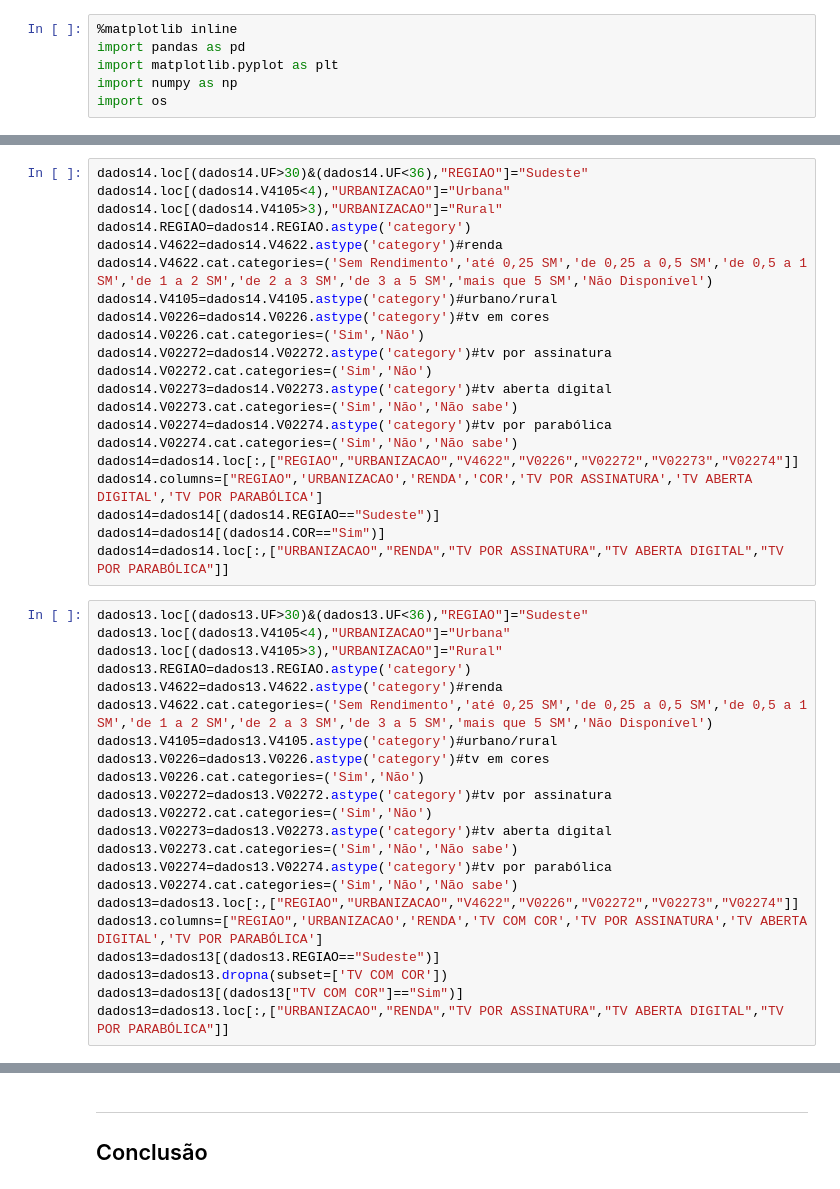
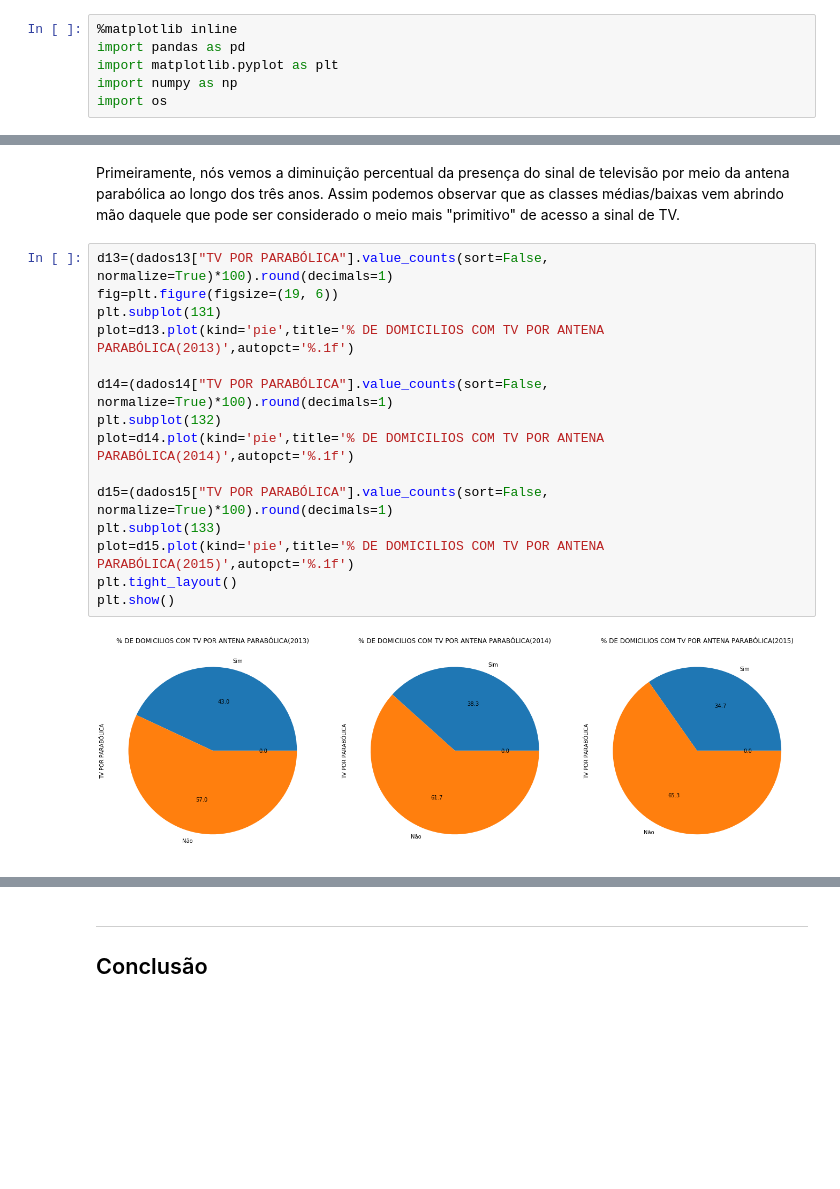
Before and after one commit to pedroarf/CD, a Jupyter notebook: Projeto+1.ipynb, the cells around one changed output, grey strips where cells are left out. Cells and saved outputs as stored; diff of their text form; blank space fills up the shorter version.

```diff
--- a/Projeto+1.ipynb
+++ b/Projeto+1.ipynb
@@ -62,43 +116,19 @@ dados15=dados15.loc[:,["URBANIZACAO","RENDA","TV POR ASSINATURA","TV ABERTA DIGI
-# %%
-dados14.loc[(dados14.UF>30)&(dados14.UF<36),"REGIAO"]="Sudeste"
-dados14.loc[(dados14.V4105<4),"URBANIZACAO"]="Urbana"
-dados14.loc[(dados14.V4105>3),"URBANIZACAO"]="Rural"
-dados14.REGIAO=dados14.REGIAO.astype('category')
-dados14.V4622=dados14.V4622.astype('category')#renda
-dados14.V4622.cat.categories=('Sem Rendimento','até 0,25 SM','de 0,25 a 0,5 SM','de 0,5 a 1 SM','de 1 a 2 SM','de 2 a 3 SM','de 3 a 5 SM','mais que 5 SM','Não Disponível')
-dados14.V4105=dados14.V4105.astype('category')#urbano/rural
-dados14.V0226=dados14.V0226.astype('category')#tv em cores
-dados14.V0226.cat.categories=('Sim','Não')
-dados14.V02272=dados14.V02272.astype('category')#tv por assinatura
-dados14.V02272.cat.categories=('Sim','Não')
-dados14.V02273=dados14.V02273.astype('category')#tv aberta digital
-dados14.V02273.cat.categories=('Sim','Não','Não sabe')
-dados14.V02274=dados14.V02274.astype('category')#tv por parabólica
-dados14.V02274.cat.categories=('Sim','Não','Não sabe')
-dados14=dados14.loc[:,["REGIAO","URBANIZACAO","V4622","V0226","V02272","V02273","V02274"]]
-dados14.columns=["REGIAO",'URBANIZACAO','RENDA','COR','TV POR ASSINATURA','TV ABERTA DIGITAL','TV POR PARABÓLICA']
-dados14=dados14[(dados14.REGIAO=="Sudeste")]
-dados14=dados14[(dados14.COR=="Sim")]
-dados14=dados14.loc[:,["URBANIZACAO","RENDA","TV POR ASSINATURA","TV ABERTA DIGITAL","TV POR PARABÓLICA"]]
-# %%
-dados13.loc[(dados13.UF>30)&(dados13.UF<36),"REGIAO"]="Sudeste"
-dados13.loc[(dados13.V4105<4),"URBANIZACAO"]="Urbana"
-dados13.loc[(dados13.V4105>3),"URBANIZACAO"]="Rural"
-dados13.REGIAO=dados13.REGIAO.astype('category')
-dados13.V4622=dados13.V4622.astype('category')#renda
-dados13.V4622.cat.categories=('Sem Rendimento','até 0,25 SM','de 0,25 a 0,5 SM','de 0,5 a 1 SM','de 1 a 2 SM','de 2 a 3 SM','de 3 a 5 SM','mais que 5 SM','Não Disponível')
-dados13.V4105=dados13.V4105.astype('category')#urbano/rural
-dados13.V0226=dados13.V0226.astype('category')#tv em cores
-dados13.V0226.cat.categories=('Sim','Não')
-dados13.V02272=dados13.V02272.astype('category')#tv por assinatura
-dados13.V02272.cat.categories=('Sim','Não')
-dados13.V02273=dados13.V02273.astype('category')#tv aberta digital
-dados13.V02273.cat.categories=('Sim','Não','Não sabe')
-dados13.V02274=dados13.V02274.astype('category')#tv por parabólica
-dados13.V02274.cat.categories=('Sim','Não','Não sabe')
-dados13=dados13.loc[:,["REGIAO","URBANIZACAO","V4622","V0226","V02272","V02273","V02274"]]
-dados13.columns=["REGIAO",'URBANIZACAO','RENDA','TV COM COR','TV POR ASSINATURA','TV ABERTA DIGITAL','TV POR PARABÓLICA']
-dados13=dados13[(dados13.REGIAO=="Sudeste")]
-dados13=dados13.dropna(subset=['TV COM COR'])
-dados13=dados13[(dados13["TV COM COR"]=="Sim")]
-dados13=dados13.loc[:,["URBANIZACAO","RENDA","TV POR ASSINATURA","TV ABERTA DIGITAL","TV POR PARABÓLICA"]]
+# %% [markdown]
+Primeiramente, nós vemos a diminuição percentual da presença do sinal de televisão por meio da antena parabólica ao longo dos três anos. Assim podemos observar que as classes médias/baixas vem abrindo mão daquele que pode ser considerado o meio mais "primitivo" de acesso a sinal de TV.
+# %%
+d13=(dados13["TV POR PARABÓLICA"].value_counts(sort=False, normalize=True)*100).round(decimals=1)
+fig=plt.figure(figsize=(19, 6))
+plt.subplot(131)
+plot=d13.plot(kind='pie',title='% DE DOMICILIOS COM TV POR ANTENA PARABÓLICA(2013)',autopct='%.1f')
+
+d14=(dados14["TV POR PARABÓLICA"].value_counts(sort=False, normalize=True)*100).round(decimals=1)
+plt.subplot(132)
+plot=d14.plot(kind='pie',title='% DE DOMICILIOS COM TV POR ANTENA PARABÓLICA(2014)',autopct='%.1f')
+
+d15=(dados15["TV POR PARABÓLICA"].value_counts(sort=False, normalize=True)*100).round(decimals=1)
+plt.subplot(133)
+plot=d15.plot(kind='pie',title='% DE DOMICILIOS COM TV POR ANTENA PARABÓLICA(2015)',autopct='%.1f')
+plt.tight_layout()
+plt.show()
+# %% [output]
+[figure, added]
```
Also changed, not shown: parts of 31 cells of this notebook.
